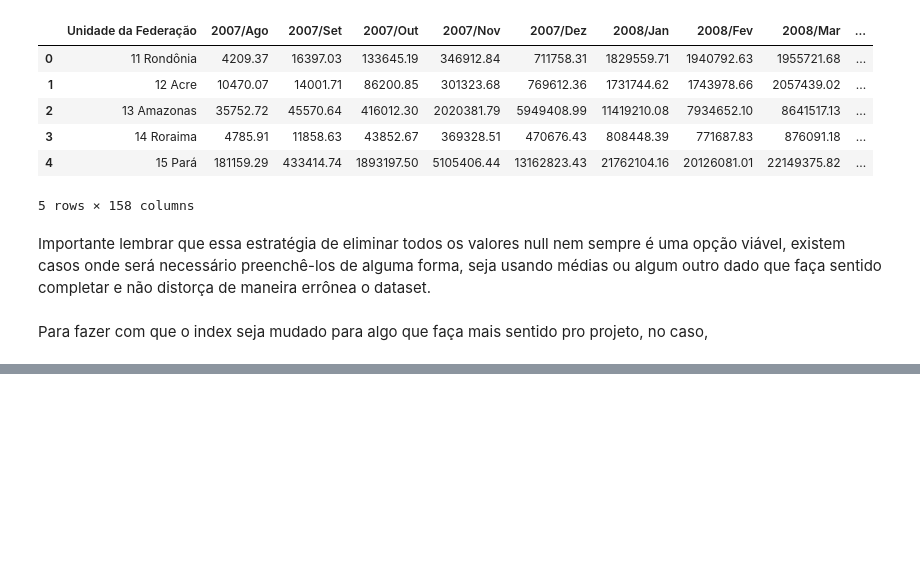
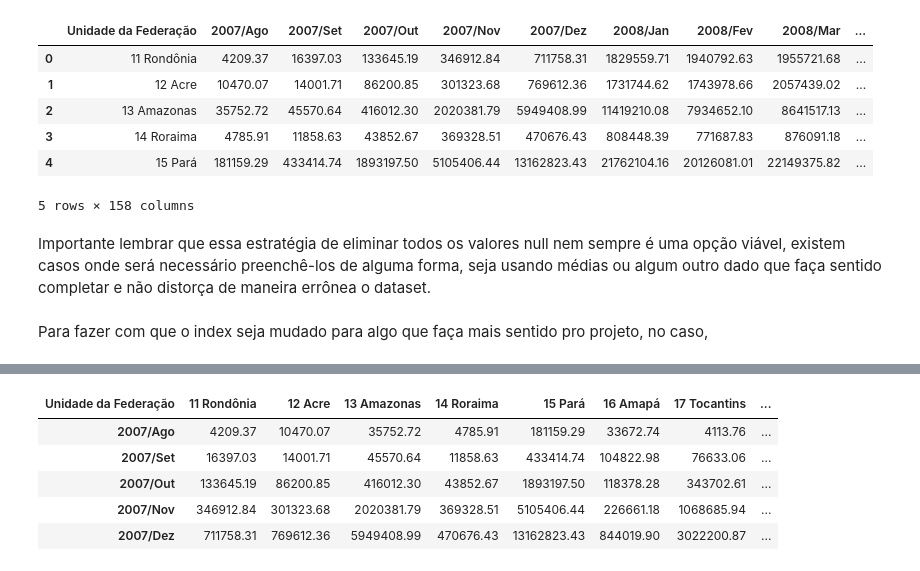
Before and after one commit to ArthurMarqq/BootCamp_DS_Alura, a Jupyter notebook: dataset_internacoes.ipynb, the cells around one changed output, grey strips where cells are left out. Saved outputs shown, nothing was run; the diff lists cells and outputs as text; code cells hidden in the pictures; blank space fills up the shorter version.

```diff
--- a/dataset_internacoes.ipynb
+++ b/dataset_internacoes.ipynb
@@ -189,0 +231,9 @@ Para fazer com que o index seja mudado para algo que faça mais sentido pro proj
+# %%
+usaveis.T.head()
+# %% [output]
+| Unidade da Federação | 11 Rondônia | 12 Acre | 13 Amazonas | 14 Roraima | 15 Pará | 16 Amapá | 17 Tocantins | ... |
+| 2007/Ago | 4209.37 | 10470.07 | 35752.72 | 4785.91 | 181159.29 | 33672.74 | 4113.76 | ... |
+| 2007/Set | 16397.03 | 14001.71 | 45570.64 | 11858.63 | 433414.74 | 104822.98 | 76633.06 | ... |
+| 2007/Out | 133645.19 | 86200.85 | 416012.30 | 43852.67 | 1893197.50 | 118378.28 | 343702.61 | ... |
+| 2007/Nov | 346912.84 | 301323.68 | 2020381.79 | 369328.51 | 5105406.44 | 226661.18 | 1068685.94 | ... |
+| 2007/Dez | 711758.31 | 769612.36 | 5949408.99 | 470676.43 | 13162823.43 | 844019.90 | 3022200.87 | ... |
```
Also changed, not shown: parts of 6 cells of this notebook.
